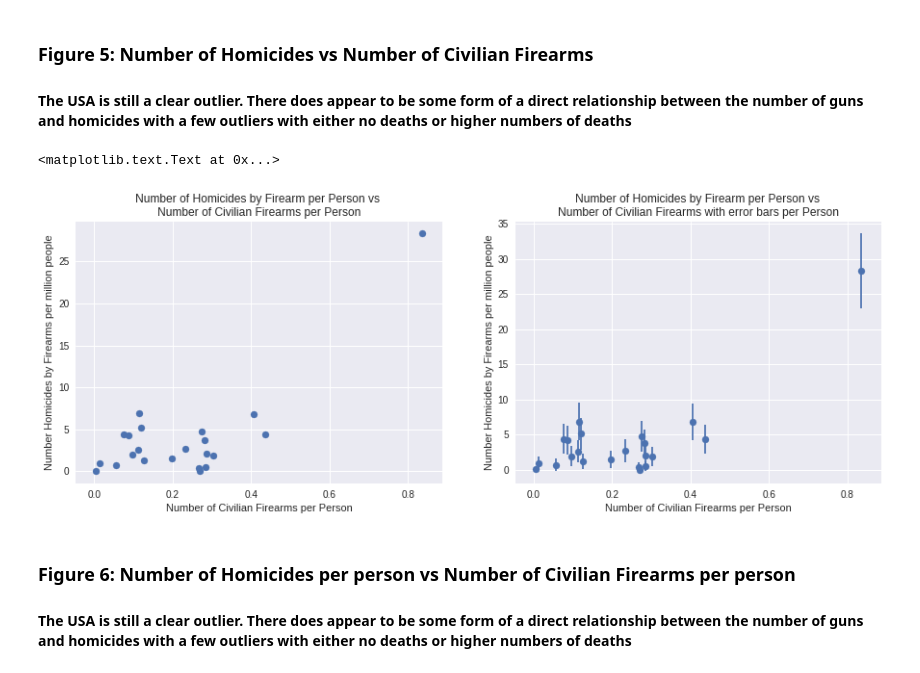
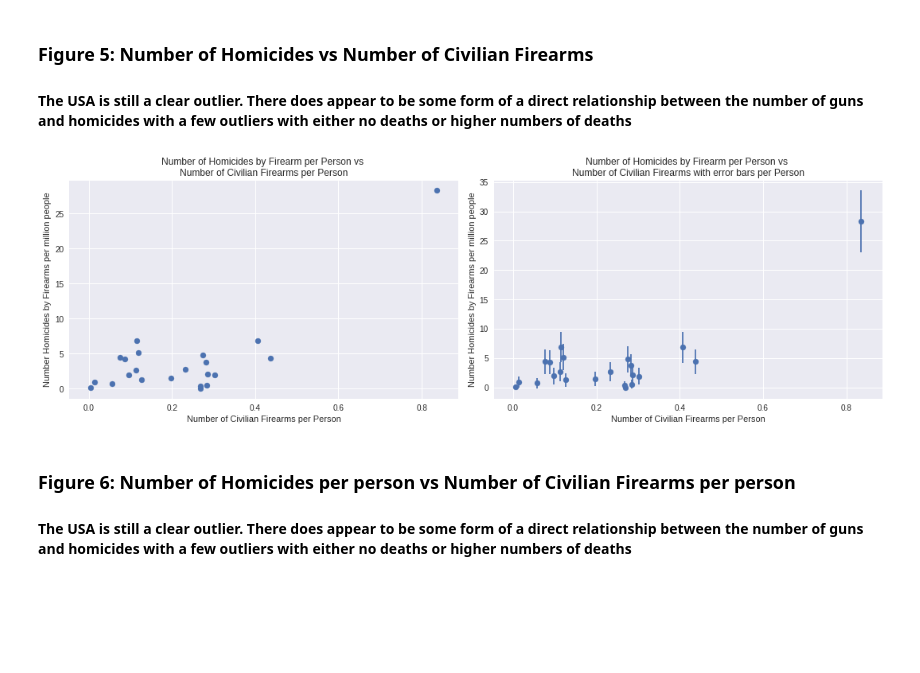
Before and after one commit to andrewnell/PUI2017_adn323, a Jupyter notebook: HW5_adn323/Assignment3_adn323.ipynb, the cells around one changed output. Saved outputs shown, nothing was run; the diff lists cells and outputs as text; code cells hidden in the pictures; blank space fills up the shorter version.

```diff
--- a/HW5_adn323/Assignment3_adn323.ipynb
+++ b/HW5_adn323/Assignment3_adn323.ipynb
@@ -398,34 +401,35 @@ ax1.set_title("Number of Homicides by Firearm vs Number of Civilian Firearms wit
 # %%
 # Set up plots with grid
 fig = pl.figure(figsize=(15,5))
 grid = pl.GridSpec(1,2)
 ax0 = pl.subplot(grid[0,0])
 ax1 = pl.subplot(grid[0,1])
 
 # Plot absolute values
 scatter = ax0.scatter(df["AvgGunsPerPerson"], df['AvgDeathsPerPerson']*1e6)
 
 # Format figure
 ax0.set_xlabel("Number of Civilian Firearms per Person")
 ax0.set_ylabel("Number Homicides by Firearms per million people")
 ax0.set_ylim()
 ax0.set_title("Number of Homicides by Firearm per Person vs \n"
               "Number of Civilian Firearms per Person")
 
 # Plot absolute values
 scatter = ax1.scatter(df["AvgGunsPerPerson"], df['AvgDeathsPerPerson']*1e6)
 ax1.errorbar(df["AvgGunsPerPerson"], df['AvgDeathsPerPerson']*1e6,
              yerr = np.sqrt(df['AvgDeathsPerPerson']*1e6 * 1.0), fmt = '.')
 # Format figure
 ax1.set_xlabel("Number of Civilian Firearms per Person")
 ax1.set_ylabel("Number Homicides by Firearms per million people")
 ax1.set_ylim()
 ax1.set_xlim()
 ax1.set_title("Number of Homicides by Firearm per Person vs \n"
               "Number of Civilian Firearms with error bars per Person")
+
+pl.tight_layout()
 # %% [output]
-<matplotlib.text.Text at 0x...>
-[figure, old version]
+[figure, new version]
 # %% [markdown]
 ### Figure 6: Number of Homicides per person vs Number of Civilian Firearms per person
 #### The USA is still a clear outlier. There does appear to be some form of a direct relationship between the number of guns and homicides with a few outliers with either no deaths or higher numbers of deaths
```
Also changed, not shown: parts of 5 cells of this notebook.
